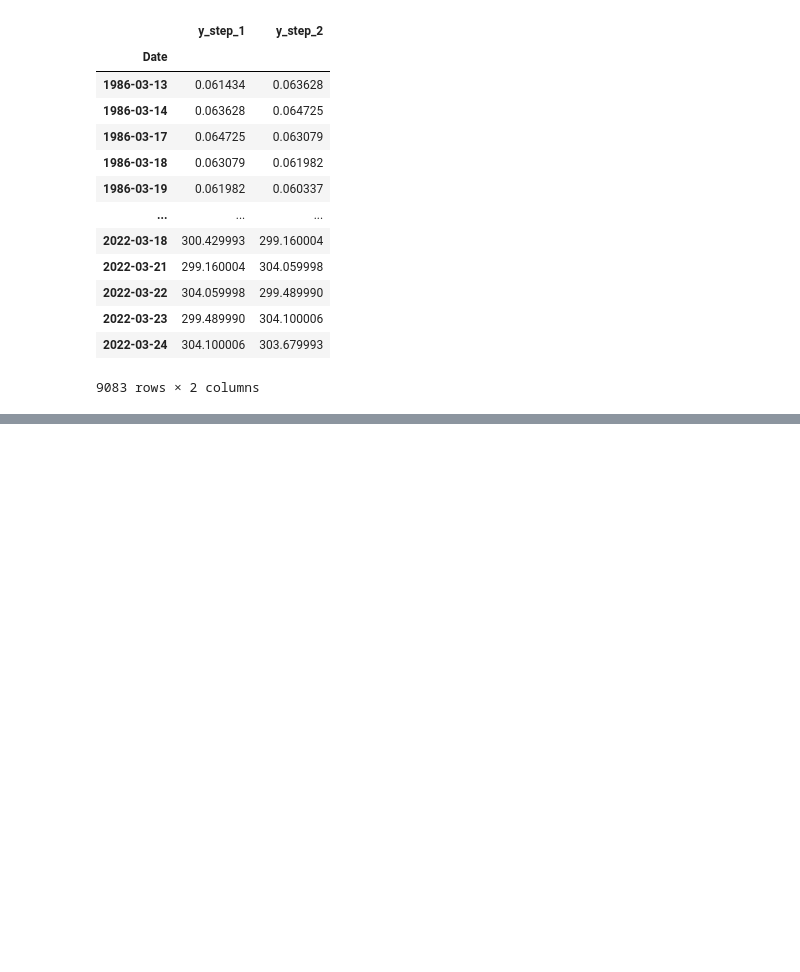
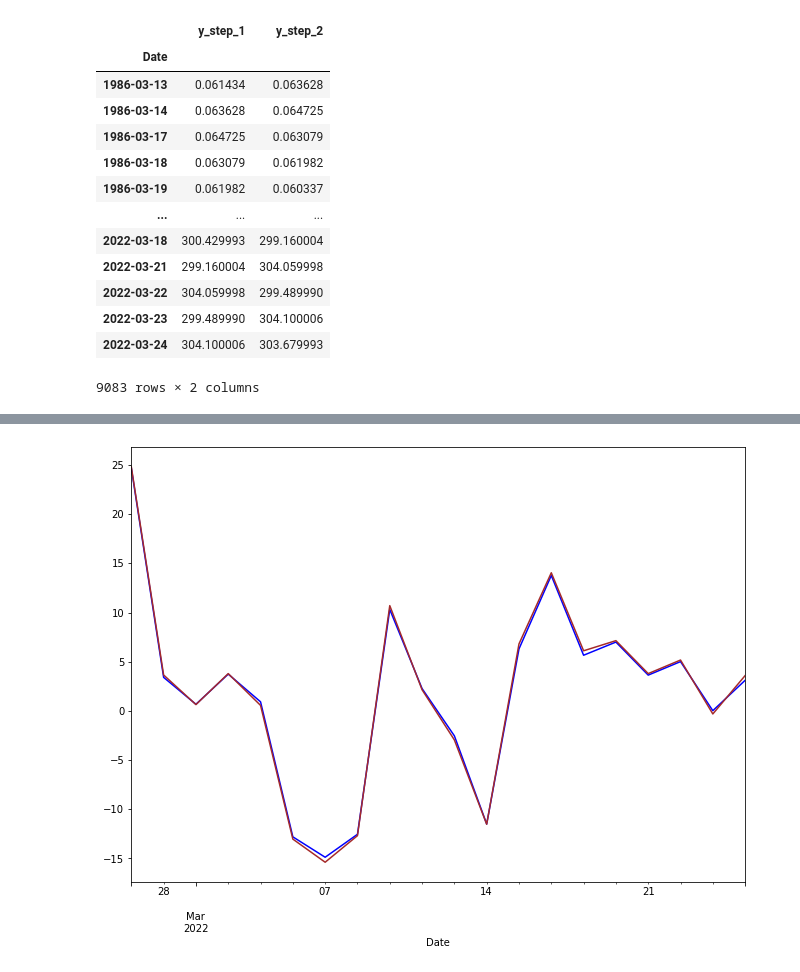
Before and after one commit to levflevine/stocks_time_series, a Jupyter notebook: Stock_Time_Series.ipynb, the cells around one changed output, grey strips where cells are left out. Saved outputs shown, nothing was run; the diff lists cells and outputs as text; code cells hidden in the pictures; blank space fills up the shorter version.

```diff
--- a/Stock_Time_Series.ipynb
+++ b/Stock_Time_Series.ipynb
@@ -173,3 +173,18 @@ ax = y['y_step_1'].tail(20).plot(figsize=(11, 8), color = 'green')
+# %%
+# Delta between Open and Closing Price
+profit_pred = - X.y_lag_1['Open'] + y_pred[0]
+for i,d in enumerate(profit_pred):
+    if i>5:
+        act = 'buy'
+    else:
+        act ='stay'
+#    profit_pred.loc[i,0]
+
+profit_act = - X.y_lag_1['Open'] + y.y_step_1
+ax = profit_pred.tail(20).plot(figsize=(11, 8), color='blue')
+ax = profit_act.tail(20).plot(figsize=(11, 8), color='brown')
+# %% [output]
+[figure, added]
 # %%
 # Split the preprocessed data into a training and testing dataset
 #X_train, X_test, y_train, y_test = train_test_split(X, y, random_state=1)
```
Also changed, not shown: parts of 10 cells of this notebook, 1 other file.
